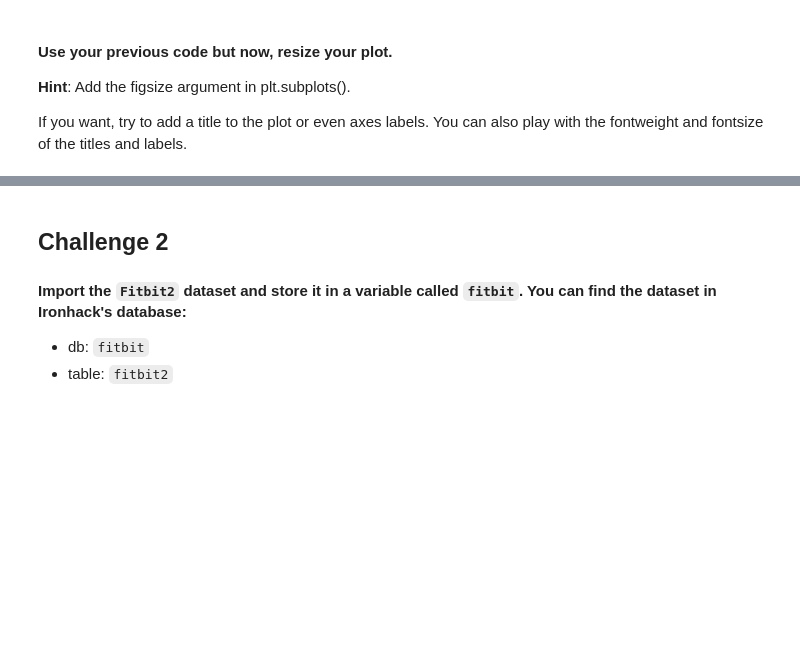
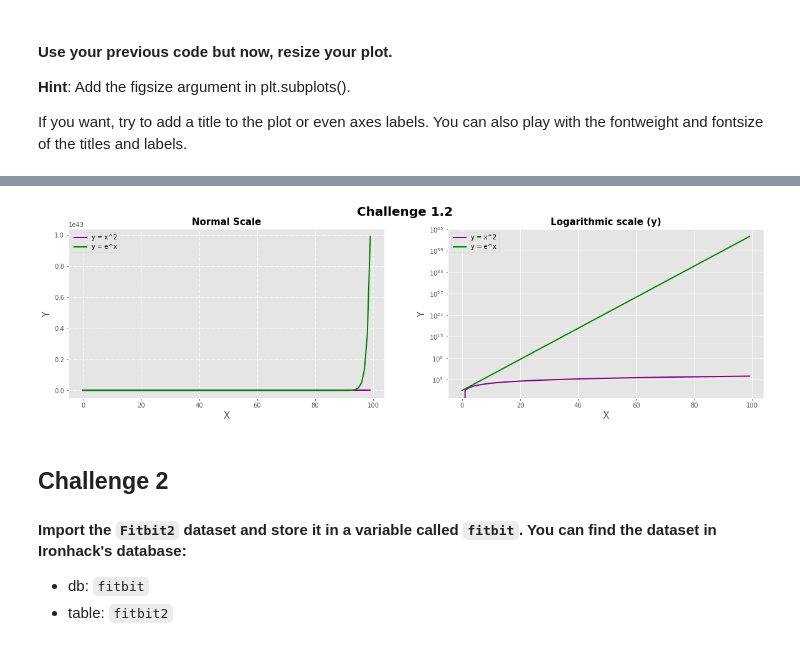
Before and after one commit to ta-data-remote/lab-matplotlib-seaborn, a Jupyter notebook: your-code/main.ipynb, the cells around one changed output, grey strips where cells are left out. Saved outputs shown, nothing was run; the diff lists cells and outputs as text; code cells hidden in the pictures; blank space fills up the shorter version.

```diff
--- a/your-code/main.ipynb
+++ b/your-code/main.ipynb
@@ -50,3 +142,42 @@ If you want, try to add a title to the plot or even axes labels. You can also pl
+# %%
+x = np.arange(0,100)
+y1 = x**2
+y2= np.exp(x)
+# %%
+with plt.style.context('ggplot'):
+    fig, ax = plt.subplots(1,2,figsize = (20,5))
+    fig.suptitle('Challenge 1.2', fontsize=20, fontweight='bold')
+    #when you set a style, it applies it to all your plots
+
+
+    # create first plot
+    ax[0].plot(x,y1, c='purple', label='y = x^2',linewidth = 2)
+    ax[0].set_title('Normal Scale', fontsize=15,fontweight='semibold')
+    ax[0].set_xlabel("X",fontsize=15)
+    ax[0].set_ylabel("Y",fontsize=15)
+    # ax[0].legend(loc = 'upper left')
+    ax[0].grid(True, linestyle='-.')
+    #second line in the same plot
+    ax[0].plot(x,y2, c='green', label='y = e^x',linewidth = 2)
+
+
+    # create second plot
+    ax[1].plot(x,y1, color='purple', label='y = x^2',linewidth = 2 )
+    ax[1].set_title('Logarithmic scale (y)', fontsize=15,fontweight='semibold')
+    ax[1].set_xlabel("X",fontsize=15)
+    ax[1].set_ylabel("Y",fontsize=15)
+    ax[1].grid(True, linestyle='-')
+    #ax[1].legend(loc = 'upper left')
+    #second line in the same plot
+    ax[1].plot(x,y2, color='green', label='y = e^x',linewidth = 2 )
+
+    #add logarithm y scale
+    ax[1].set_yscale ('log')
+
+    for a in ax:
+        a.legend(loc = 'upper left')
+# %% [output]
+[figure, added]
 # %% [markdown]
 ## Challenge 2
 #### Import the `Fitbit2` dataset and store it in a variable called `fitbit`. You can find the dataset in Ironhack's database:
```
Also changed, not shown: parts of 39 cells of this notebook.
